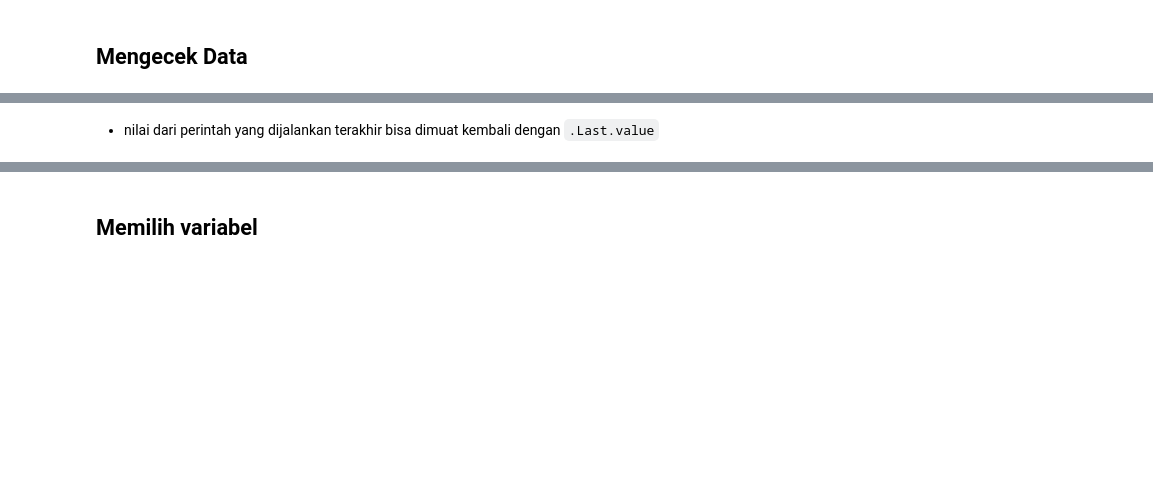
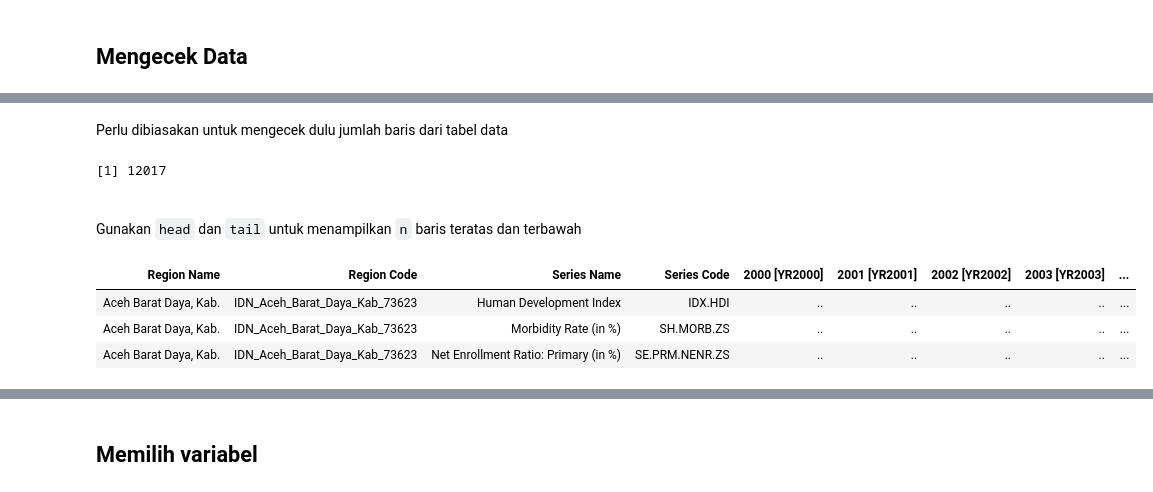
Before and after one commit to msaidf/statek, a Jupyter notebook: content/MenyiapkanData.ipynb, the cells around one changed output, grey strips where cells are left out. Cells and saved outputs as stored; diff of their text form; code cells hidden in the pictures; blank space fills up the shorter version.

```diff
--- a/content/MenyiapkanData.ipynb
+++ b/content/MenyiapkanData.ipynb
@@ -132,2 +24,15 @@ datakab = .Last.value
-# %% [markdown]
-- nilai dari perintah yang dijalankan terakhir  bisa dimuat kembali dengan `.Last.value`
+# %% [markdown]
+Perlu dibiasakan untuk mengecek dulu jumlah baris dari tabel data
+# %%
+nrow(datakab)
+# %% [output]
+[1] 12017
+# %% [markdown]
+<br>Gunakan `head` dan `tail` untuk menampilkan `n` baris teratas dan terbawah
+# %%
+head(datakab, n = 3)
+# %% [output]
+| Region Name | Region Code | Series Name | Series Code | 2000 [YR2000] | 2001 [YR2001] | 2002 [YR2002] | 2003 [YR2003] | ... |
+| Aceh Barat Daya, Kab. | IDN_Aceh_Barat_Daya_Kab_73623 | Human Development Index | IDX.HDI | .. | .. | .. | .. | ... |
+| Aceh Barat Daya, Kab. | IDN_Aceh_Barat_Daya_Kab_73623 | Morbidity Rate (in %) | SH.MORB.ZS | .. | .. | .. | .. | ... |
+| Aceh Barat Daya, Kab. | IDN_Aceh_Barat_Daya_Kab_73623 | Net Enrollment Ratio: Primary (in %) | SE.PRM.NENR.ZS | .. | .. | .. | .. | ... |
```
Also changed, not shown: parts of 72 cells of this notebook, 23 other files.
